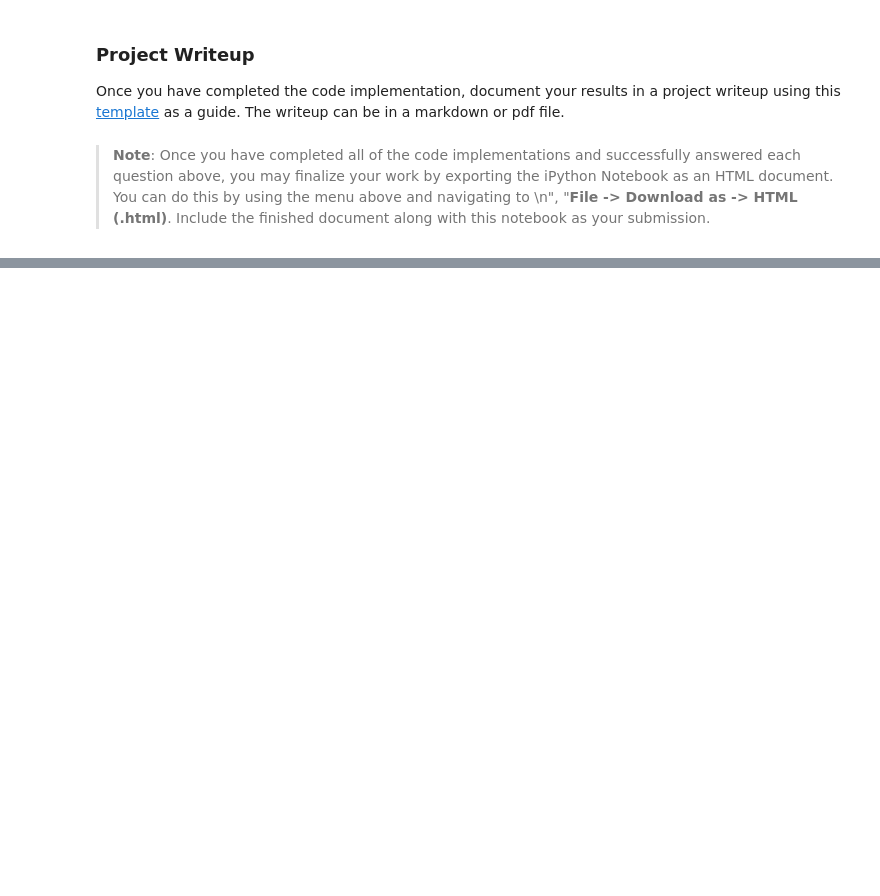
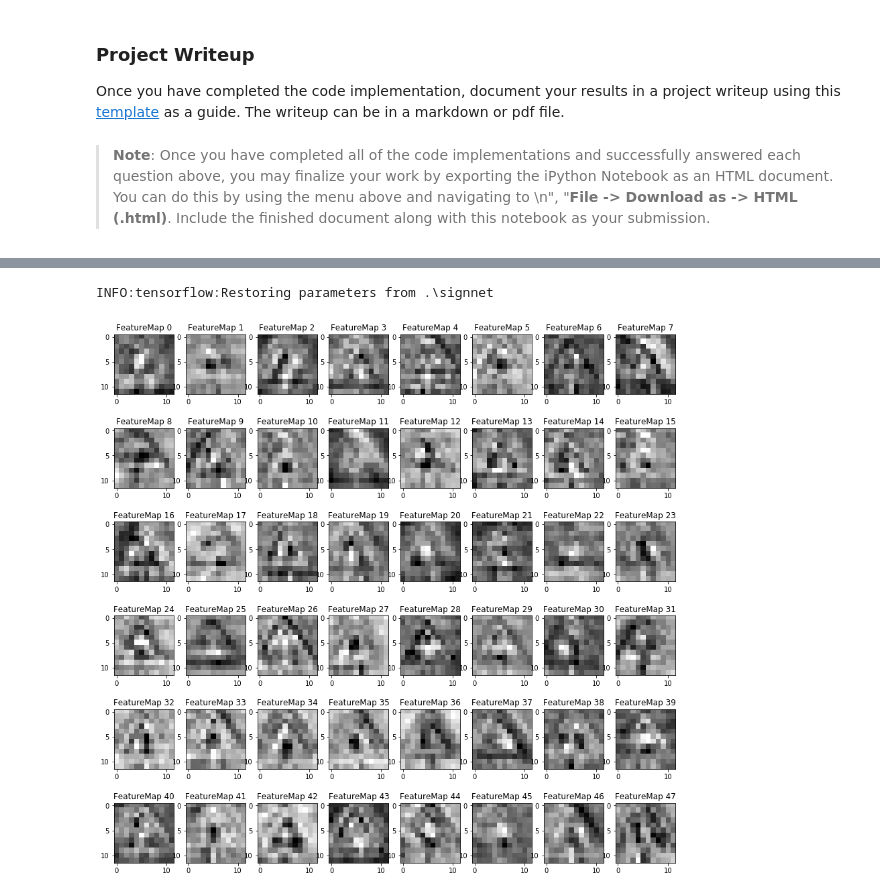
Before and after one commit to Mordequis/CarND-Traffic-Sign-Classifier-Project, a Jupyter notebook: Traffic_Sign_Classifier.ipynb, the cells around one changed output, grey strips where cells are left out. Saved outputs shown, nothing was run; the diff lists cells and outputs as text; code cells hidden in the pictures; blank space fills up the shorter version.

```diff
--- a/Traffic_Sign_Classifier.ipynb
+++ b/Traffic_Sign_Classifier.ipynb
@@ -212,9 +240,9 @@ def LeNetWithDropout(x, n_color_channels, n_classes, keep_prob):
 
     return logits
 # %%
-conv1 = []
+conv = 0
 def SignNet(x, n_color_channels, n_classes, keep_prob):
-    global conv1
+    global conv # Used to later visualize internal state
     # Arguments used for tf.truncated_normal, randomly defines variables for the weights and biases for each layer
     mu = 0
     sigma = 0.1
@@ -232,14 +260,14 @@ def SignNet(x, n_color_channels, n_classes, keep_prob):
     conv1 = tf.nn.max_pool(conv1, ksize=[1, 2, 2, 1], strides=[1, 2, 2, 1], padding='VALID')
 
     # Layer 2: Convolutional. Output = 12x12x48.
-    conv2_W = tf.Variable(tf.truncated_normal(shape=(1, 1, 26, 48), mean = mu, stddev = sigma))
+    conv2_W = tf.Variable(tf.truncated_normal(shape=(3, 3, 26, 48), mean = mu, stddev = sigma))
     conv2_b = tf.Variable(tf.zeros(48))
-    conv2   = tf.nn.conv2d(conv1, conv2_W, strides=[1, 1, 1, 1], padding='VALID') + conv2_b
+    conv   = tf.nn.conv2d(conv1, conv2_W, strides=[1, 1, 1, 1], padding='VALID') + conv2_b
 
     # Layer 3: Convolutional. Output = 12x12x69.
-    conv3_W = tf.Variable(tf.truncated_normal(shape=(3, 3, 48, 69), mean = mu, stddev = sigma))
+    conv3_W = tf.Variable(tf.truncated_normal(shape=(1, 1, 48, 69), mean = mu, stddev = sigma))
     conv3_b = tf.Variable(tf.zeros(69))
-    conv3   = tf.nn.conv2d(conv2, conv3_W, strides=[1, 1, 1, 1], padding='VALID') + conv3_b
+    conv3   = tf.nn.conv2d(conv, conv3_W, strides=[1, 1, 1, 1], padding='VALID') + conv3_b
 
     # Activation.
     conv3 = tf.nn.relu(conv3)
@@ -504,4 +578,7 @@ def outputFeatureMap(image_input, tf_activation, activation_min=-1, activation_m
 # %%
 with tf.Session() as sess:
     saver.restore(sess, tf.train.latest_checkpoint('.'))
-    outputFeatureMap(X_web, conv1)
+    outputFeatureMap([X_web[3]], conv)
+# %% [output]
+INFO:tensorflow:Restoring parameters from .\signnet
+[figure, added]
```
Also changed, not shown: parts of 8 cells of this notebook, 3 other files.
